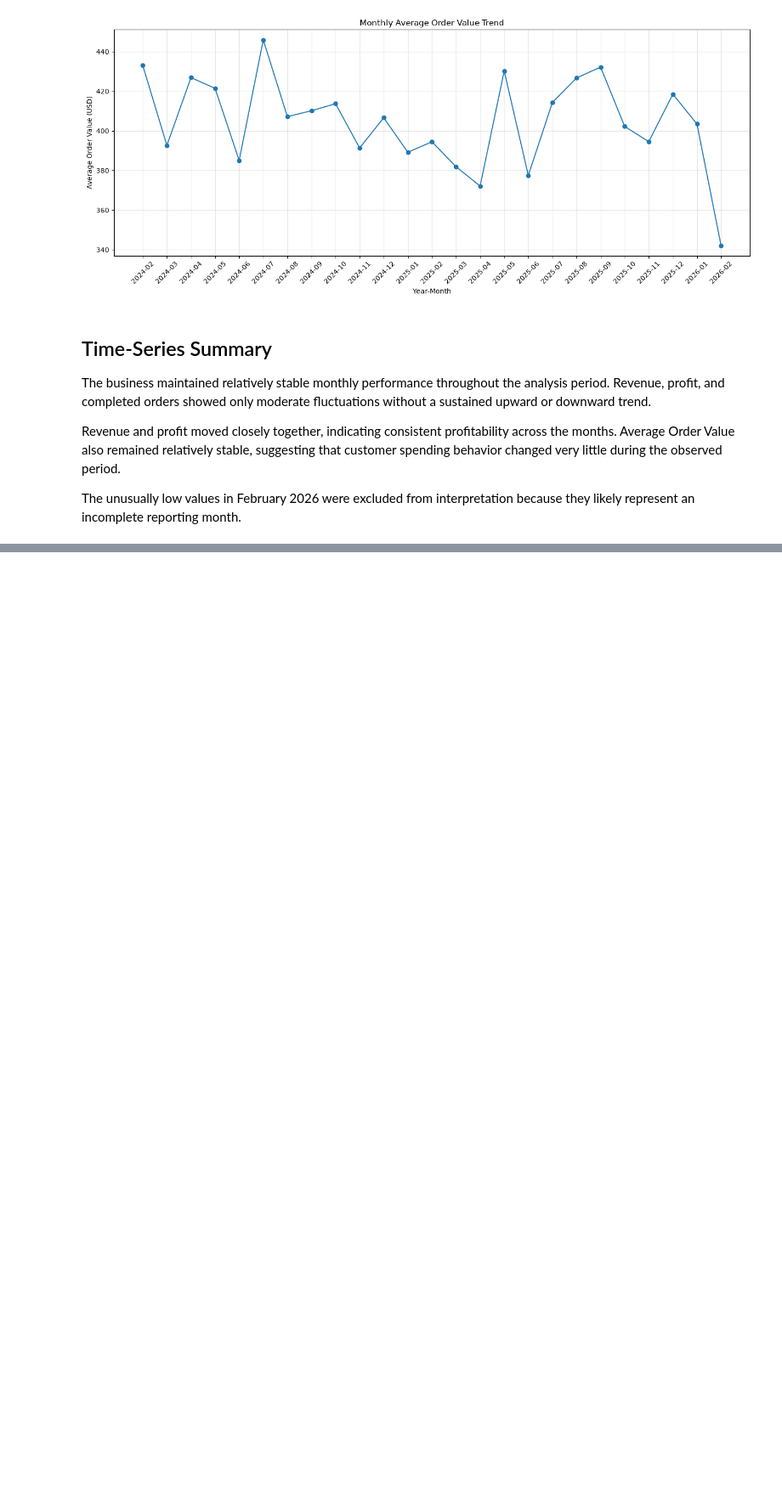
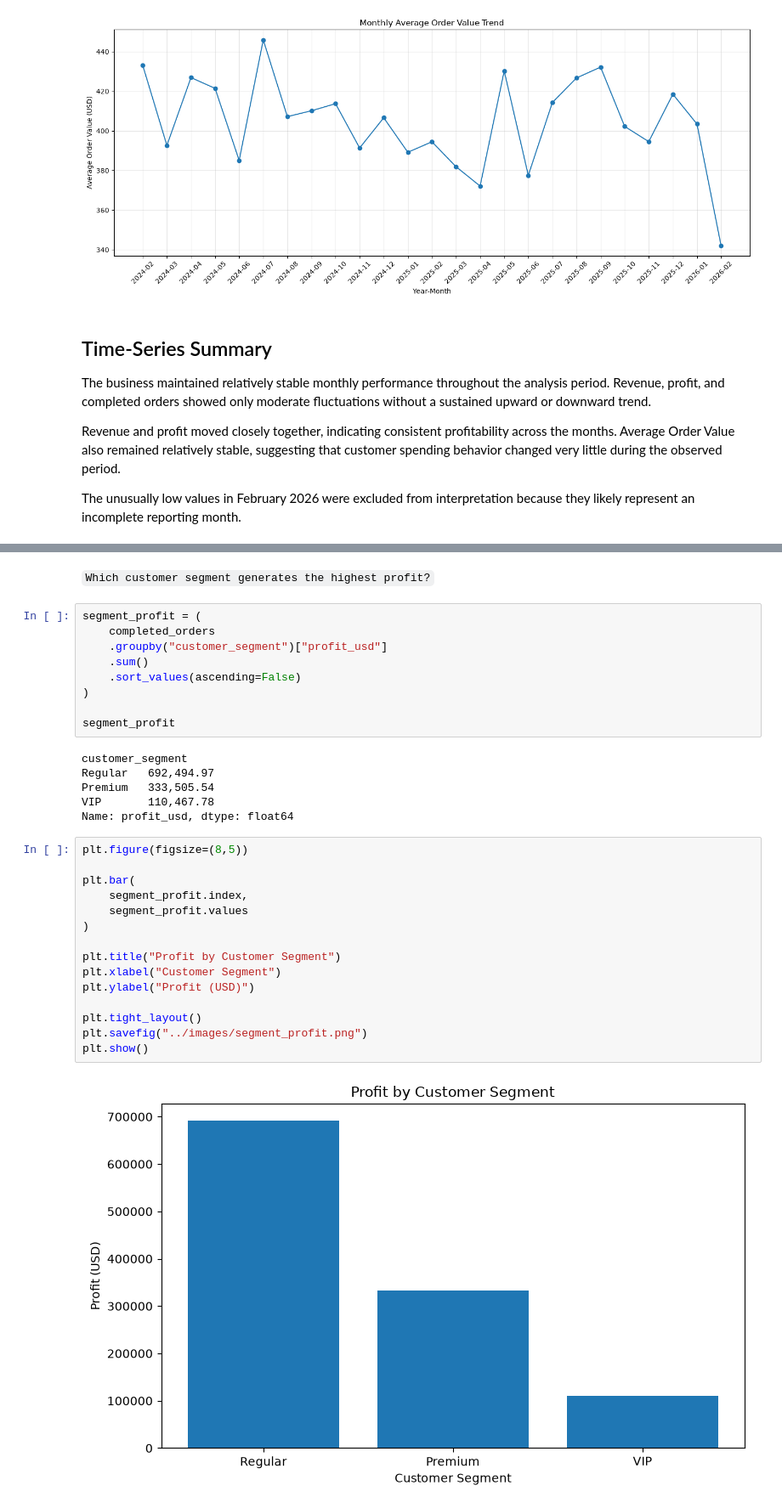
Before and after one commit to Suman-byte8/global-e-commerce-dataset-1M-records-2024-2026-analysis, a Jupyter notebook: notebooks/02_Exploratory_Data_Analysis.ipynb, the cells around one changed output, grey strips where cells are left out. Shown at 85% size. Saved outputs shown, nothing was run; the diff lists cells and outputs as text; blank space fills up the shorter version.

````diff
--- a/notebooks/02_Exploratory_Data_Analysis.ipynb
+++ b/notebooks/02_Exploratory_Data_Analysis.ipynb
@@ -1036,0 +1083,34 @@ The unusually low values in February 2026 were excluded from interpretation beca
+# %% [markdown]
+```Which customer segment generates the highest profit?```
+# %%
+segment_profit = (
+    completed_orders
+    .groupby("customer_segment")["profit_usd"]
+    .sum()
+    .sort_values(ascending=False)
+)
+
+segment_profit
+# %% [output]
+customer_segment
+Regular   692,494.97
+Premium   333,505.54
+VIP       110,467.78
+Name: profit_usd, dtype: float64
+# %%
+plt.figure(figsize=(8,5))
+
+plt.bar(
+    segment_profit.index,
+    segment_profit.values
+)
+
+plt.title("Profit by Customer Segment")
+plt.xlabel("Customer Segment")
+plt.ylabel("Profit (USD)")
+
+plt.tight_layout()
+plt.savefig("../images/segment_profit.png")
+plt.show()
+# %% [output]
+[figure, added]
````
Also changed, not shown: parts of 33 cells of this notebook, 7 other files.
